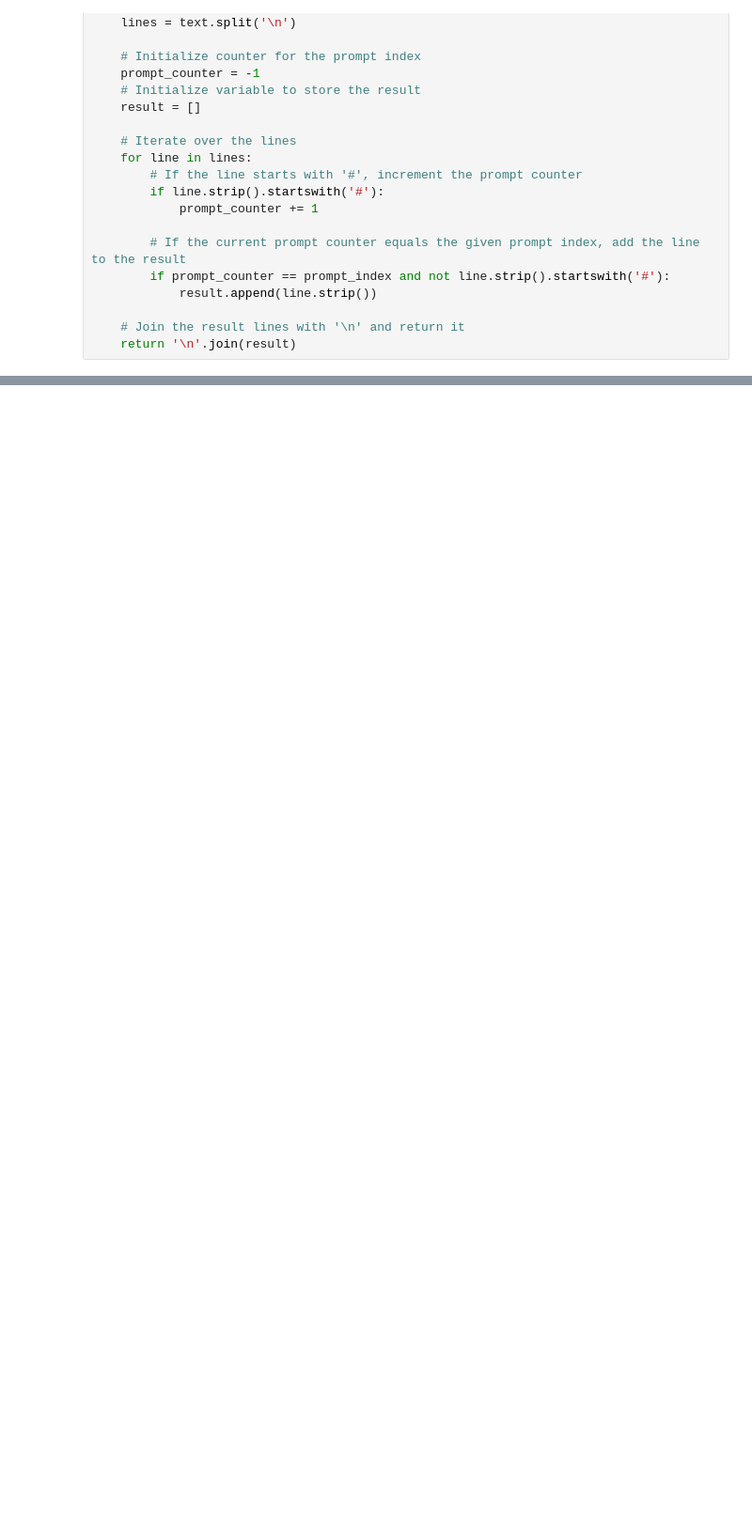
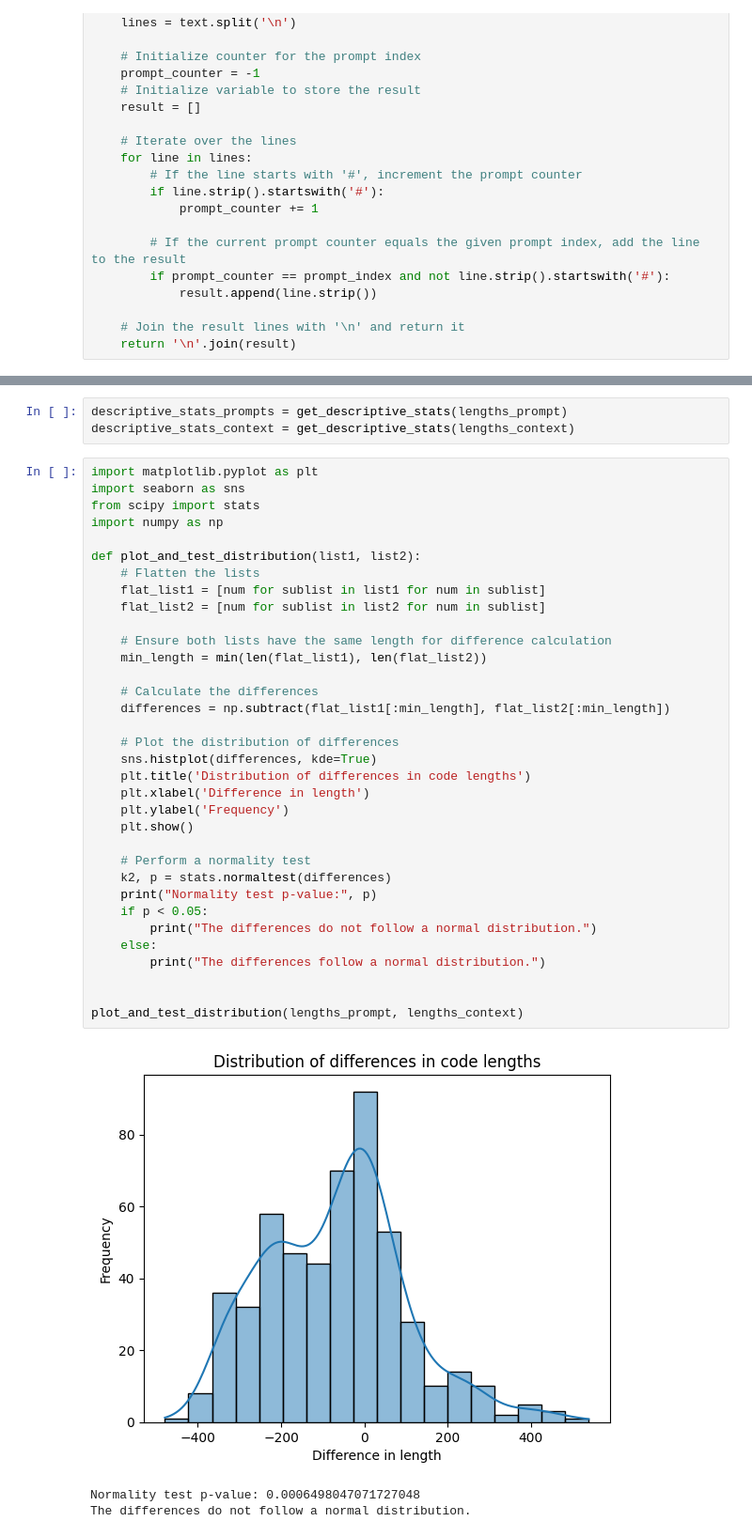
Before and after one commit to mariusBRM/Chain-of-though_UCL, a Jupyter notebook: src/context_exploration.ipynb, the cells around one changed output, grey strips where cells are left out. Shown at 94% size. Saved outputs shown, nothing was run; the diff lists cells and outputs as text; blank space fills up the shorter version.

Commit message:
[UPDATE] generation context vs context less

```diff
--- a/src/context_exploration.ipynb
+++ b/src/context_exploration.ipynb
@@ -100,0 +148,41 @@ lengths_prompt, lengths_context = calculate_lengths(gen_p, gen_c)
+# %%
+descriptive_stats_prompts = get_descriptive_stats(lengths_prompt)
+descriptive_stats_context = get_descriptive_stats(lengths_context)
+# %%
+import matplotlib.pyplot as plt
+import seaborn as sns
+from scipy import stats
+import numpy as np
+
+def plot_and_test_distribution(list1, list2):
+    # Flatten the lists
+    flat_list1 = [num for sublist in list1 for num in sublist]
+    flat_list2 = [num for sublist in list2 for num in sublist]
+
+    # Ensure both lists have the same length for difference calculation
+    min_length = min(len(flat_list1), len(flat_list2))
+
+    # Calculate the differences
+    differences = np.subtract(flat_list1[:min_length], flat_list2[:min_length])
+
+    # Plot the distribution of differences
+    sns.histplot(differences, kde=True)
+    plt.title('Distribution of differences in code lengths')
+    plt.xlabel('Difference in length')
+    plt.ylabel('Frequency')
+    plt.show()
+
+    # Perform a normality test
+    k2, p = stats.normaltest(differences)
+    print("Normality test p-value:", p)
+    if p < 0.05:
+        print("The differences do not follow a normal distribution.")
+    else:
+        print("The differences follow a normal distribution.")
+
+
+plot_and_test_distribution(lengths_prompt, lengths_context)
+# %% [output]
+[figure, added]
+Normality test p-value: 0.0006498047071727048
+The differences do not follow a normal distribution.
```
Also changed, not shown: parts of 20 cells of this notebook, 2 other files.
